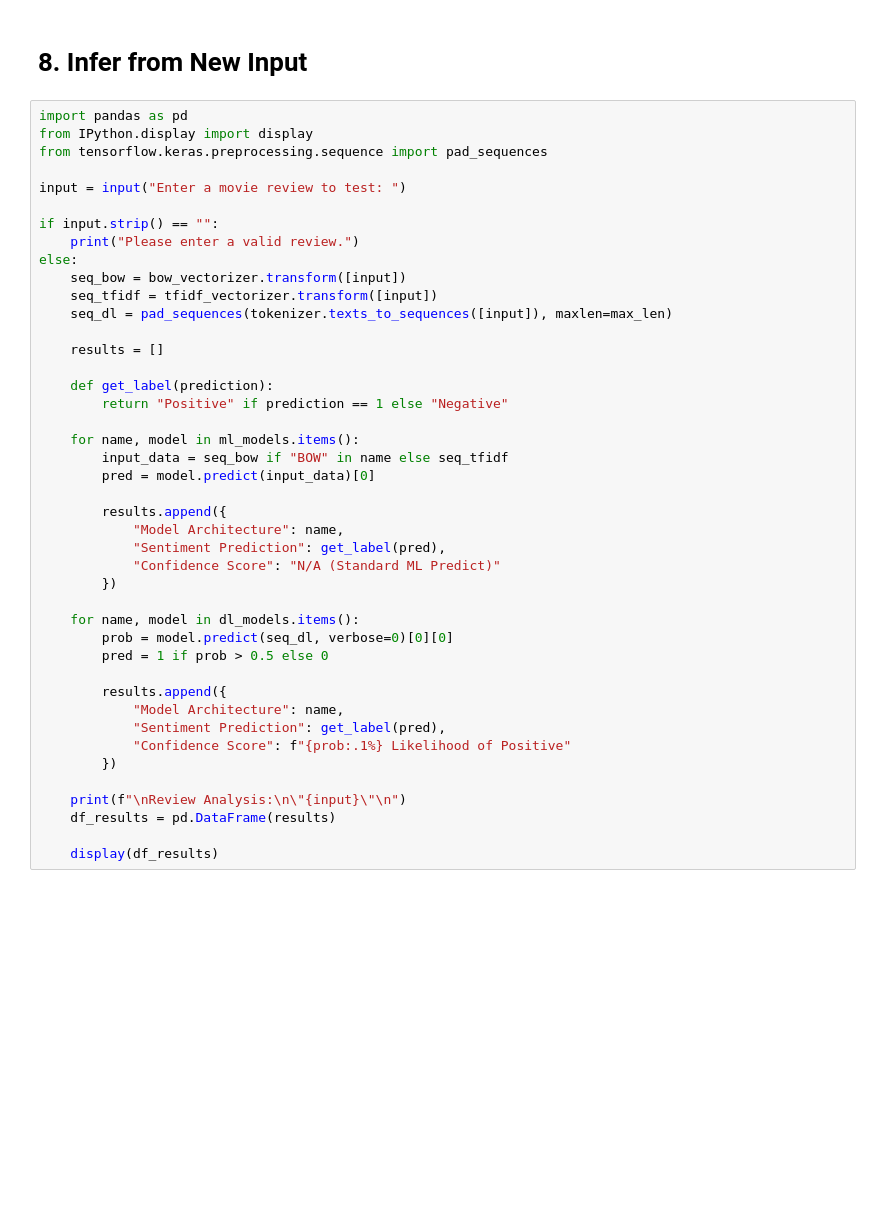
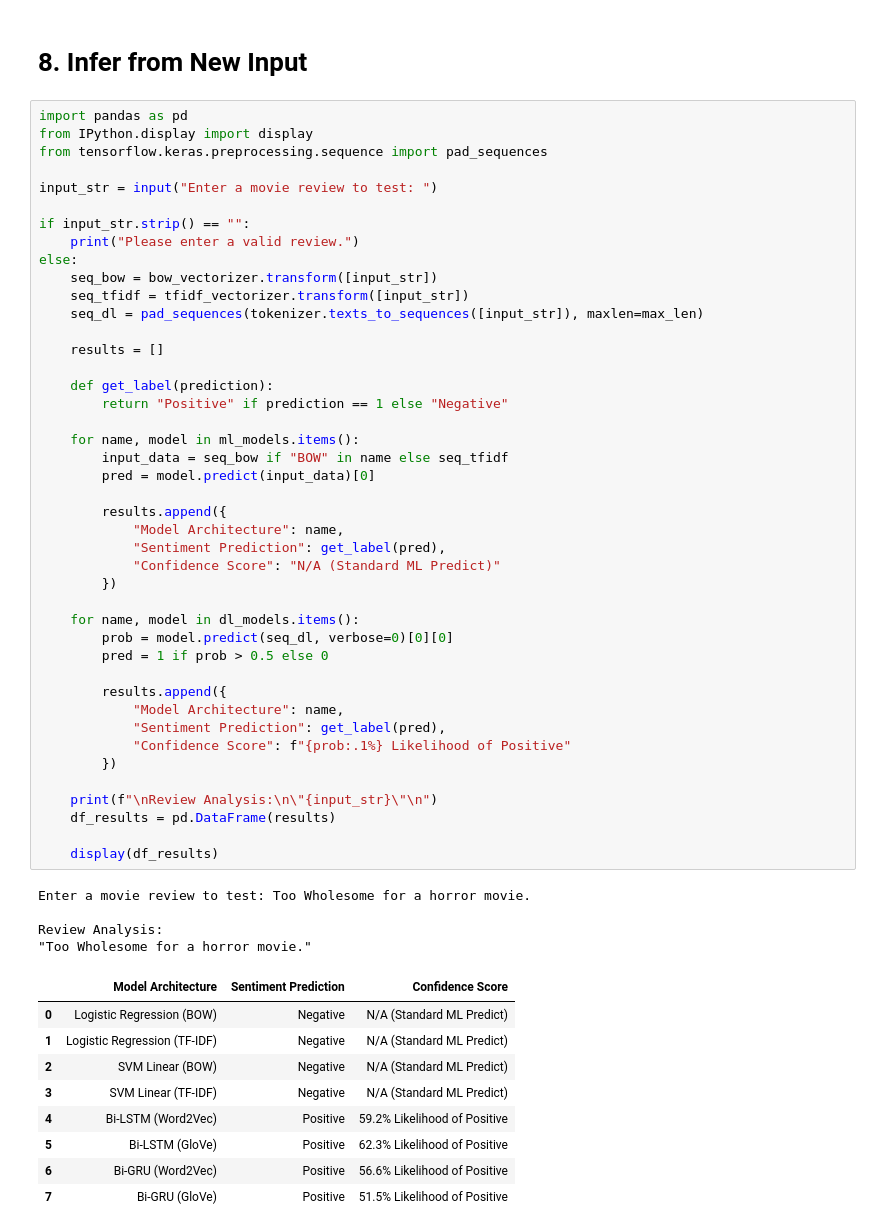
Before and after one commit to abirzishan32/NLP_Assignment, a Jupyter notebook: NLP_Assignment.ipynb, the cells around one changed output. Saved outputs shown, nothing was run; the diff lists cells and outputs as text; blank space fills up the shorter version.

Commit message:
Completed train, test and validation

```diff
--- a/NLP_Assignment.ipynb
+++ b/NLP_Assignment.ipynb
@@ -335,41 +361,55 @@ import pandas as pd
 from IPython.display import display
 from tensorflow.keras.preprocessing.sequence import pad_sequences
 
-input = input("Enter a movie review to test: ")
+input_str = input("Enter a movie review to test: ")
 
-if input.strip() == "":
+if input_str.strip() == "":
     print("Please enter a valid review.")
 else:
-    seq_bow = bow_vectorizer.transform([input])
-    seq_tfidf = tfidf_vectorizer.transform([input])
-    seq_dl = pad_sequences(tokenizer.texts_to_sequences([input]), maxlen=max_len)
+    seq_bow = bow_vectorizer.transform([input_str])
+    seq_tfidf = tfidf_vectorizer.transform([input_str])
+    seq_dl = pad_sequences(tokenizer.texts_to_sequences([input_str]), maxlen=max_len)
 
     results = []
 
     def get_label(prediction):
         return "Positive" if prediction == 1 else "Negative"
 
     for name, model in ml_models.items():
         input_data = seq_bow if "BOW" in name else seq_tfidf
         pred = model.predict(input_data)[0]
 
         results.append({
             "Model Architecture": name,
             "Sentiment Prediction": get_label(pred),
             "Confidence Score": "N/A (Standard ML Predict)"
         })
 
     for name, model in dl_models.items():
         prob = model.predict(seq_dl, verbose=0)[0][0]
         pred = 1 if prob > 0.5 else 0
 
         results.append({
             "Model Architecture": name,
             "Sentiment Prediction": get_label(pred),
             "Confidence Score": f"{prob:.1%} Likelihood of Positive"
         })
 
-    print(f"\nReview Analysis:\n\"{input}\"\n")
+    print(f"\nReview Analysis:\n\"{input_str}\"\n")
     df_results = pd.DataFrame(results)
 
     display(df_results)
+# %% [output]
+Enter a movie review to test: Too Wholesome for a horror movie.
+
+Review Analysis:
+"Too Wholesome for a horror movie."
+|  | Model Architecture | Sentiment Prediction | Confidence Score |
+| 0 | Logistic Regression (BOW) | Negative | N/A (Standard ML Predict) |
+| 1 | Logistic Regression (TF-IDF) | Negative | N/A (Standard ML Predict) |
+| 2 | SVM Linear (BOW) | Negative | N/A (Standard ML Predict) |
+| 3 | SVM Linear (TF-IDF) | Negative | N/A (Standard ML Predict) |
+| 4 | Bi-LSTM (Word2Vec) | Positive | 59.2% Likelihood of Positive |
+| 5 | Bi-LSTM (GloVe) | Positive | 62.3% Likelihood of Positive |
+| 6 | Bi-GRU (Word2Vec) | Positive | 56.6% Likelihood of Positive |
+| 7 | Bi-GRU (GloVe) | Positive | 51.5% Likelihood of Positive |
```
Also changed, not shown: parts of 6 cells of this notebook.
